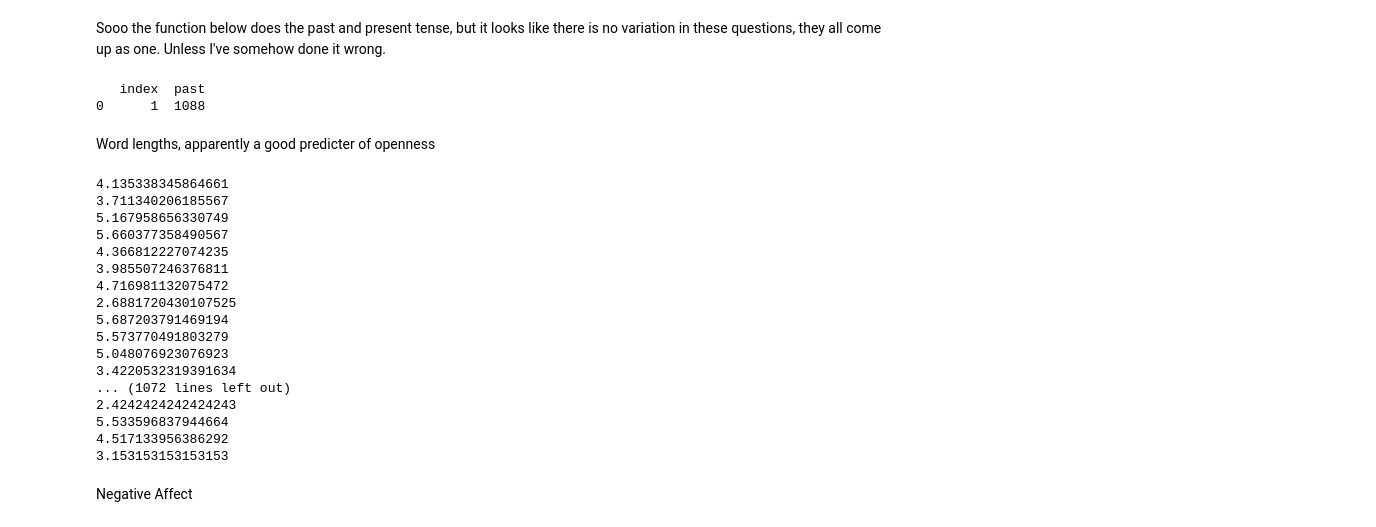
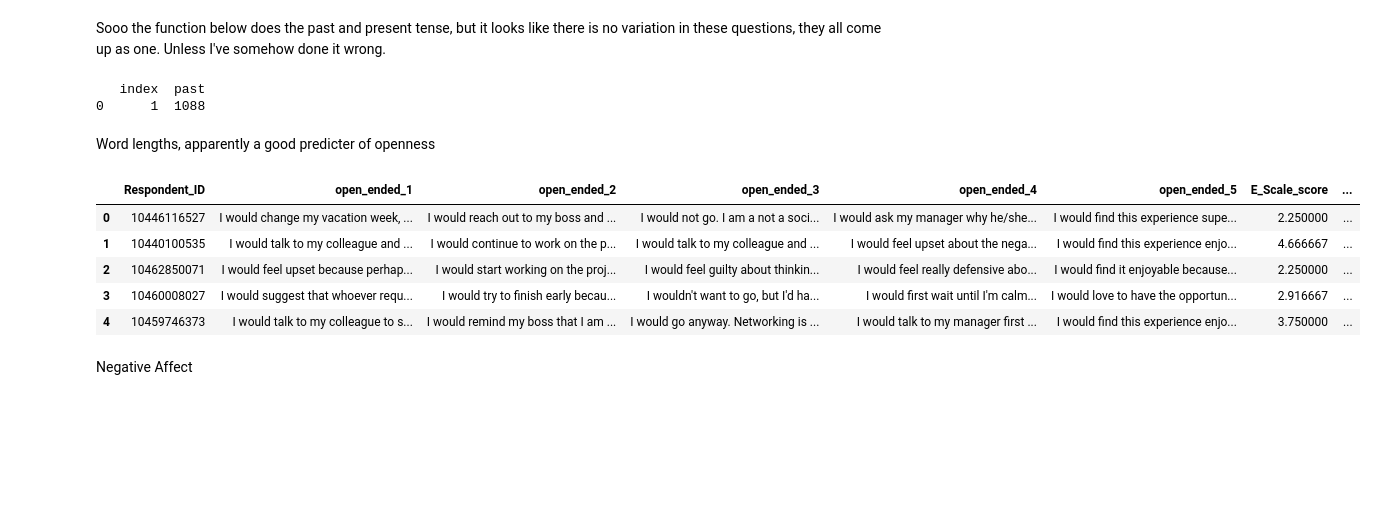
Before and after one commit to ubcs-io/siop_ml, a Jupyter notebook: Functions For Machine Learning.ipynb, the cells around one changed output. Saved outputs shown, nothing was run; the diff lists cells and outputs as text; code cells hidden in the pictures; blank space fills up the shorter version.

```diff
--- a/Functions For Machine Learning.ipynb
+++ b/Functions For Machine Learning.ipynb
@@ -36,27 +44,22 @@ Sooo the function below does the past and present tense, but it looks like there
+# %%
+df["past"] = pastTag(df["open_ended_1"])
+df.head()
+#counts = pd.value_counts(df["present"]).to_frame().reset_index()
+counts = pd.value_counts(df["past"]).to_frame().reset_index()
+print(counts)
+# %% [output]
+   index  past
+0      1  1088
 # %%
-def tenseTag(variable):
+def presentTag(variable):
     for row in variable:
-        if "VBD" or "VBN" in nltk.pos_tag(row):
-            past = 1
-        else:
-            past = 0
-
         if "VBG" or "VBP" or "VPZ" in nltk.pos_tag(row):
             present = 1
         else:
             present = 0
-
-        df["past"] = past
-        df["present"] = present
+        return present
-# %%
-tenseTag(df["open_ended_1"])
-df.head()
-counts = pd.value_counts(df["present"]).to_frame().reset_index()
-counts = pd.value_counts(df["past"]).to_frame().reset_index()
-print(counts)
-# %% [output]
-   index  past
-0      1  1088
+# %%
+df["present"] = presentTag(df["open_ended_1"])
 # %% [markdown]
 Word lengths, apparently a good predicter of openness
 # %%
@@ -66,27 +69,17 @@ def wordLengths(variable):
         sumlengths = sum(i > 5 for i in lengths)
         #print(sumlengths)
         percentoverfive = sumlengths/len(row)*100
-        print(percentoverfive)
+        return percentoverfive
-# %%
-wordLengths(df["open_ended_1"])
-# %% [output]
-4.135338345864661
-3.711340206185567
-5.167958656330749
-5.660377358490567
-4.366812227074235
-3.985507246376811
-4.716981132075472
-2.6881720430107525
-5.687203791469194
-5.573770491803279
-5.048076923076923
-3.4220532319391634
-... (1072 lines left out)
-2.4242424242424243
-5.533596837944664
-4.517133956386292
-3.153153153153153
+# %%
+df["overfive"] = wordLengths(df["open_ended_1"])
+df.head()
+# %% [output]
+|  | Respondent_ID | open_ended_1 | open_ended_2 | open_ended_3 | open_ended_4 | open_ended_5 | E_Scale_score | ... |
+| 0 | 10446116527 | I would change my vacation week, ... | I would reach out to my boss and ... | I would not go. I am a not a soci... | I would ask my manager why he/she... | I would find this experience supe... | 2.250000 | ... |
+| 1 | 10440100535 | I would talk to my colleague and ... | I would continue to work on the p... | I would talk to my colleague and ... | I would feel upset about the nega... | I would find this experience enjo... | 4.666667 | ... |
+| 2 | 10462850071 | I would feel upset because perhap... | I would start working on the proj... | I would feel guilty about thinkin... | I would feel really defensive abo... | I would find it enjoyable because... | 2.250000 | ... |
+| 3 | 10460008027 | I would suggest that whoever requ... | I would try to finish early becau... | I wouldn't want to go, but I'd ha... | I would first wait until I'm calm... | I would love to have the opportun... | 2.916667 | ... |
+| 4 | 10459746373 | I would talk to my colleague to s... | I would remind my boss that I am ... | I would go anyway. Networking is ... | I would talk to my manager first ... | I would find this experience enjo... | 3.750000 | ... |
 # %% [markdown]
 Negative Affect
 # %%
```
Also changed, not shown: parts of 3 cells of this notebook, 1 other file.
